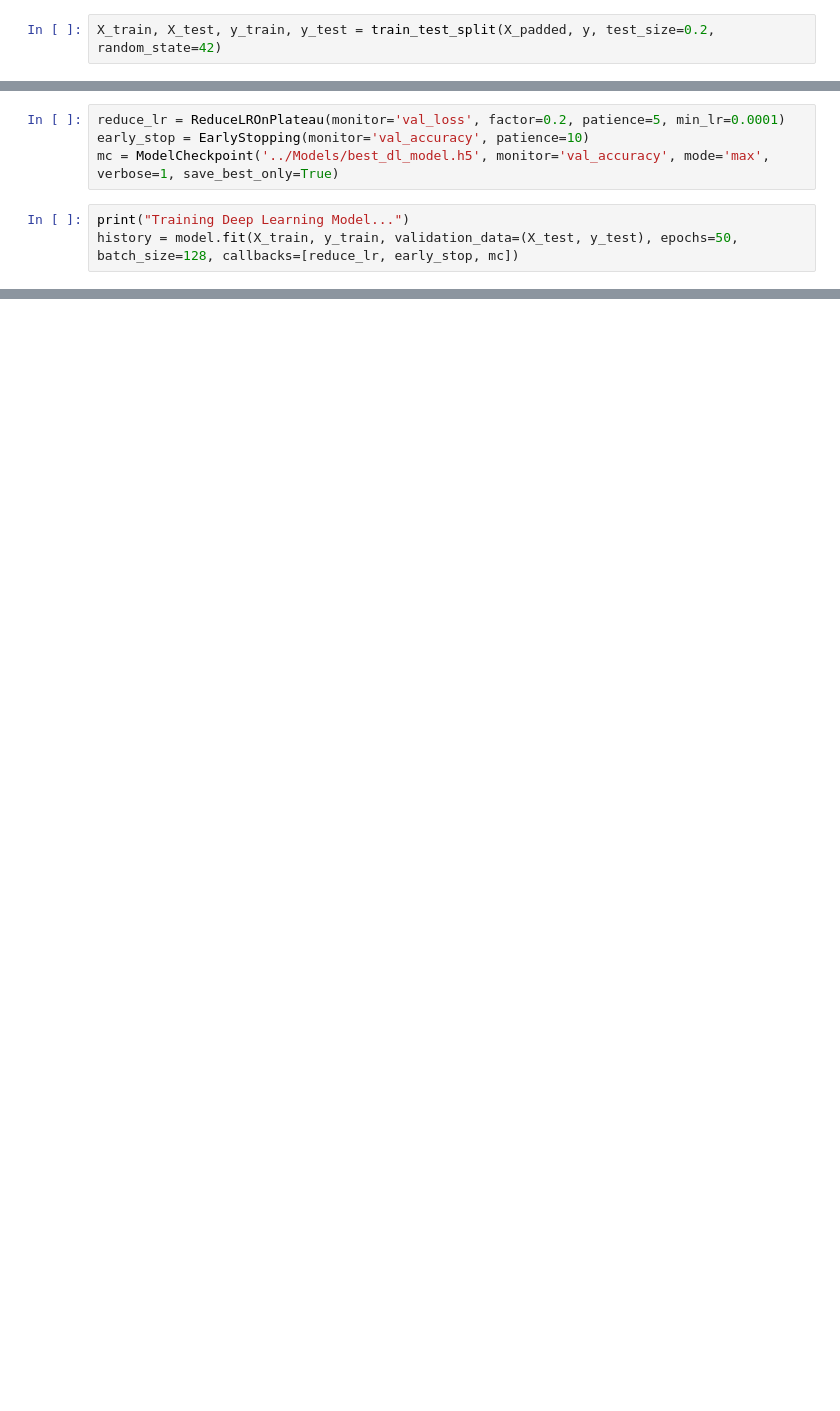
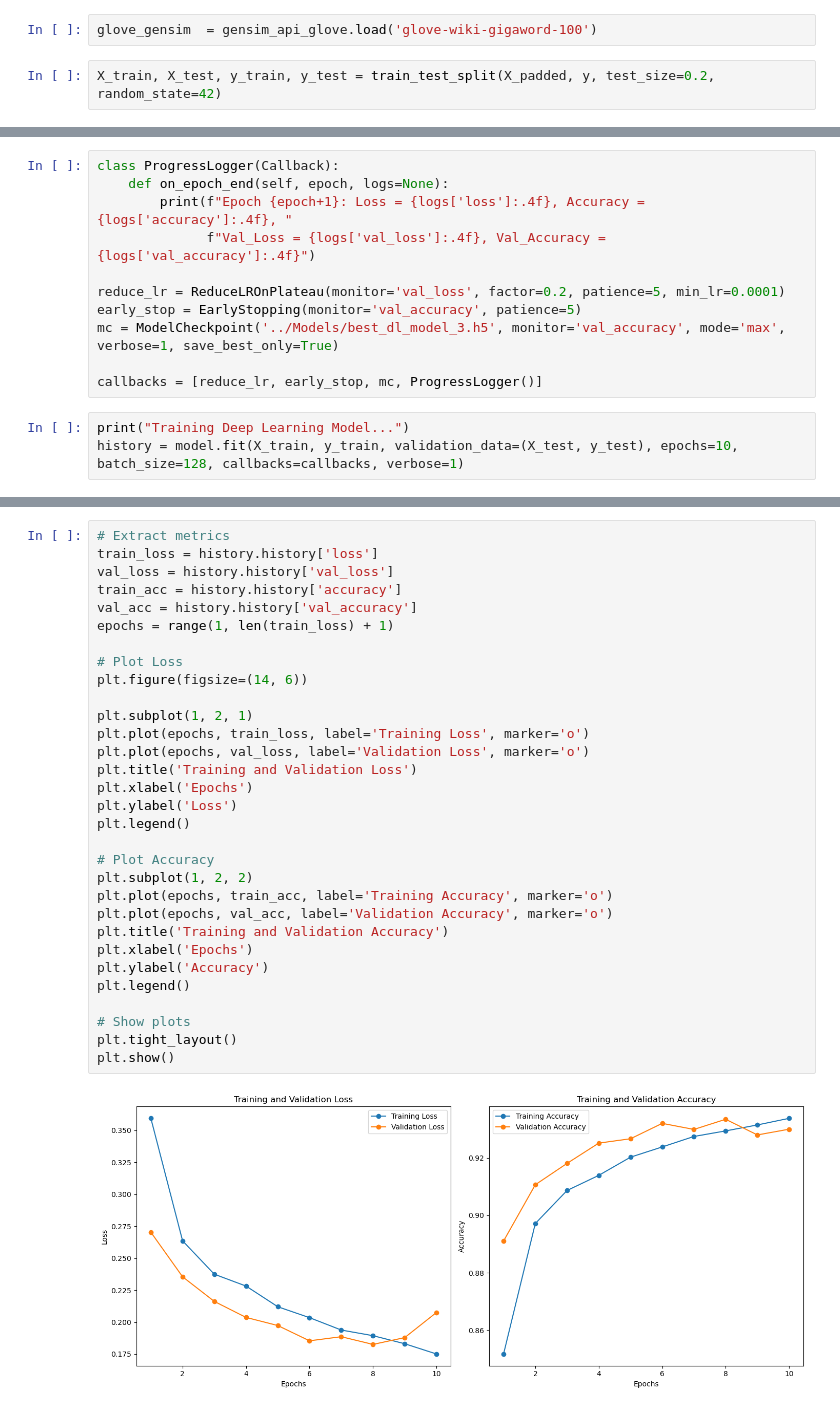
Before and after one commit to RahulChhatbar/Suicide_Prediction, a Jupyter notebook: src/dl_model.ipynb, the cells around one changed output, grey strips where cells are left out. Saved outputs shown, nothing was run; the diff lists cells and outputs as text; blank space fills up the shorter version.

Commit message:
dl model upload

```diff
--- a/src/dl_model.ipynb
+++ b/src/dl_model.ipynb
@@ -28,2 +48,4 @@ X_padded = pad_sequences(X_seq, maxlen=max_length, padding='post')
+# %%
+glove_gensim  = gensim_api_glove.load('glove-wiki-gigaword-100')
 # %%
 X_train, X_test, y_train, y_test = train_test_split(X_padded, y, test_size=0.2, random_state=42)
@@ -70,8 +96,15 @@ Non-trainable params: 0
 _________________________________________________________________
 # %%
+class ProgressLogger(Callback):
+    def on_epoch_end(self, epoch, logs=None):
+        print(f"Epoch {epoch+1}: Loss = {logs['loss']:.4f}, Accuracy = {logs['accuracy']:.4f}, "
+              f"Val_Loss = {logs['val_loss']:.4f}, Val_Accuracy = {logs['val_accuracy']:.4f}")
+
 reduce_lr = ReduceLROnPlateau(monitor='val_loss', factor=0.2, patience=5, min_lr=0.0001)
-early_stop = EarlyStopping(monitor='val_accuracy', patience=10)
-mc = ModelCheckpoint('../Models/best_dl_model.h5', monitor='val_accuracy', mode='max', verbose=1, save_best_only=True)
+early_stop = EarlyStopping(monitor='val_accuracy', patience=5)
+mc = ModelCheckpoint('../Models/best_dl_model_3.h5', monitor='val_accuracy', mode='max', verbose=1, save_best_only=True)
+
+callbacks = [reduce_lr, early_stop, mc, ProgressLogger()]
 # %%
 print("Training Deep Learning Model...")
-history = model.fit(X_train, y_train, validation_data=(X_test, y_test), epochs=50, batch_size=128, callbacks=[reduce_lr, early_stop, mc])
+history = model.fit(X_train, y_train, validation_data=(X_test, y_test), epochs=10, batch_size=128, callbacks=callbacks, verbose=1)
@@ -77,0 +154,33 @@ history = model.fit(X_train, y_train, validation_data=(X_test, y_test), epochs=5
+# %%
+# Extract metrics
+train_loss = history.history['loss']
+val_loss = history.history['val_loss']
+train_acc = history.history['accuracy']
+val_acc = history.history['val_accuracy']
+epochs = range(1, len(train_loss) + 1)
+
+# Plot Loss
+plt.figure(figsize=(14, 6))
+
+plt.subplot(1, 2, 1)
+plt.plot(epochs, train_loss, label='Training Loss', marker='o')
+plt.plot(epochs, val_loss, label='Validation Loss', marker='o')
+plt.title('Training and Validation Loss')
+plt.xlabel('Epochs')
+plt.ylabel('Loss')
+plt.legend()
+
+# Plot Accuracy
+plt.subplot(1, 2, 2)
+plt.plot(epochs, train_acc, label='Training Accuracy', marker='o')
+plt.plot(epochs, val_acc, label='Validation Accuracy', marker='o')
+plt.title('Training and Validation Accuracy')
+plt.xlabel('Epochs')
+plt.ylabel('Accuracy')
+plt.legend()
+
+# Show plots
+plt.tight_layout()
+plt.show()
+# %% [output]
+[figure, added]
```
Also changed, not shown: parts of 12 cells of this notebook, 2 other files.
